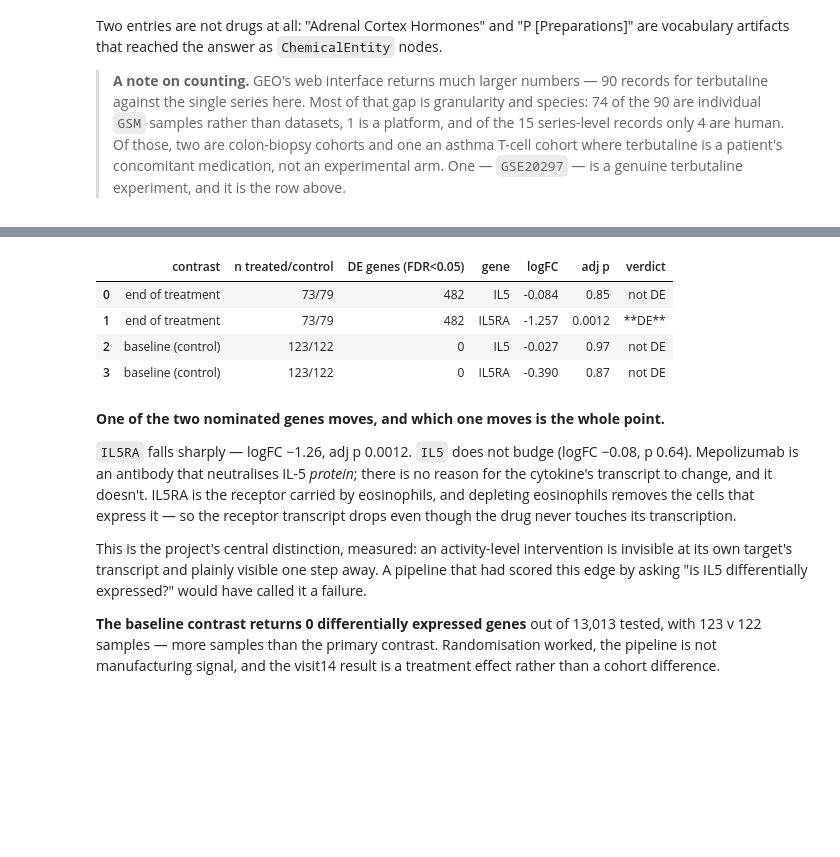
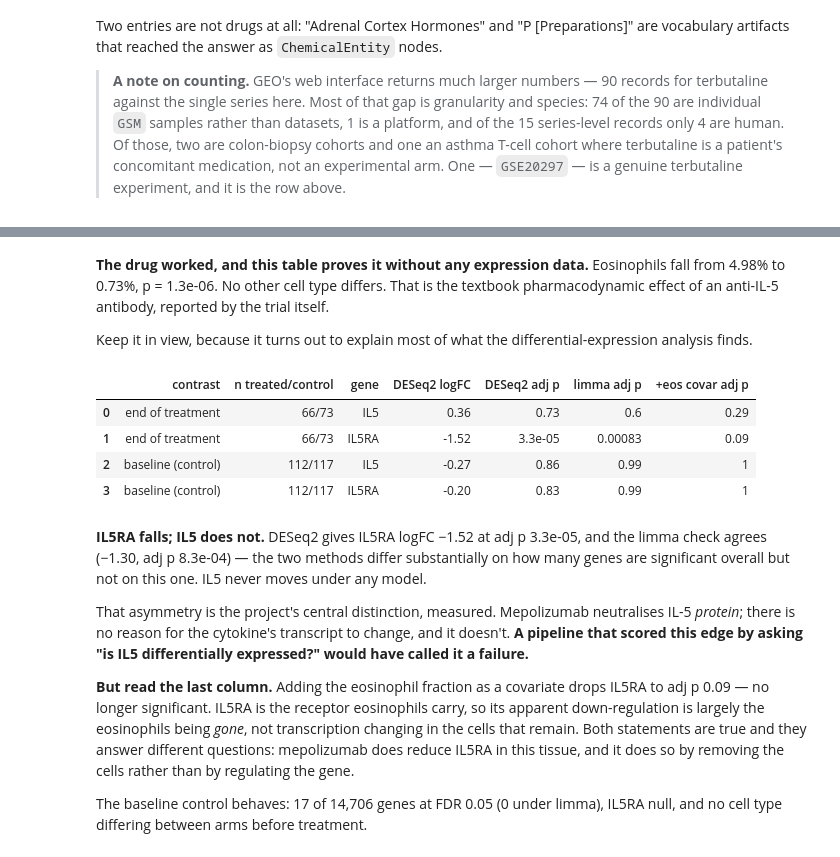
Before and after one commit to andrewsu/translator-nde, a Jupyter notebook: notebooks/asthma_translator_nde.ipynb, the cells around one changed output, grey strips where cells are left out. Cells and saved outputs as stored; diff of their text form; code cells hidden in the pictures; blank space fills up the shorter version.

```diff
--- a/notebooks/asthma_translator_nde.ipynb
+++ b/notebooks/asthma_translator_nde.ipynb
@@ -582,38 +598,46 @@ differentially expressed genes amount to?
+# %% [markdown]
+**The drug worked, and this table proves it without any expression data.** Eosinophils fall from
+4.98% to 0.73%, p = 1.3e-06. No other cell type differs. That is the textbook pharmacodynamic
+effect of an anti-IL-5 antibody, reported by the trial itself.
+
+Keep it in view, because it turns out to explain most of what the differential-expression analysis
+finds.
 # %%
-re_out = json.loads(Path("../results/gse292059_reanalysis.json").read_text())
 rows = []
 for visit, label in [("visit14", "end of treatment"), ("visit01", "baseline (control)")]:
     c = re_out["contrasts"][visit]
     for gene, r in c["translator_genes"].items():
+        adj = c["eos_adjusted"]["translator_genes"].get(gene) or {}
         rows.append({"contrast": label, "n treated/control": f"{c['n_treated']}/{c['n_control']}",
-                     "DE genes (FDR<0.05)": c["n_significant"],
                      "gene": gene,
-                     "logFC": None if r is None else round(r["logFC"], 3),
-                     "adj p": None if r is None else f"{r['adj_p']:.2g}",
-                     "verdict": "—" if r is None else
-                                ("**DE**" if r["adj_p"] < 0.05 else "not DE")})
+                     "DESeq2 logFC": None if r is None else round(r["logFC"], 2),
+                     "DESeq2 adj p": None if r is None else f"{r['adj_p']:.2g}",
+                     "limma adj p": None if r is None or r.get("limma_adj_p") is None
+                                    else f"{r['limma_adj_p']:.2g}",
+                     "+eos covar adj p": None if not adj else f"{adj['adj_p']:.2g}"})
 pd.DataFrame(rows)
 # %% [output]
-|  | contrast | n treated/control | DE genes (FDR<0.05) | gene | logFC | adj p | verdict |
-| 0 | end of treatment | 73/79 | 482 | IL5 | -0.084 | 0.85 | not DE |
-| 1 | end of treatment | 73/79 | 482 | IL5RA | -1.257 | 0.0012 | **DE** |
-| 2 | baseline (control) | 123/122 | 0 | IL5 | -0.027 | 0.97 | not DE |
-| 3 | baseline (control) | 123/122 | 0 | IL5RA | -0.390 | 0.87 | not DE |
+|  | contrast | n treated/control | gene | DESeq2 logFC | DESeq2 adj p | limma adj p | +eos covar adj p |
+| 0 | end of treatment | 66/73 | IL5 | 0.36 | 0.73 | 0.6 | 0.29 |
+| 1 | end of treatment | 66/73 | IL5RA | -1.52 | 3.3e-05 | 0.00083 | 0.09 |
+| 2 | baseline (control) | 112/117 | IL5 | -0.27 | 0.86 | 0.99 | 1 |
+| 3 | baseline (control) | 112/117 | IL5RA | -0.20 | 0.83 | 0.99 | 1 |
 # %% [markdown]
-**One of the two nominated genes moves, and which one moves is the whole point.**
+**IL5RA falls; IL5 does not.** DESeq2 gives IL5RA logFC −1.52 at adj p 3.3e-05, and the limma check
+agrees (−1.30, adj p 8.3e-04) — the two methods differ substantially on how many genes are
+significant overall but not on this one. IL5 never moves under any model.
 
-`IL5RA` falls sharply — logFC −1.26, adj p 0.0012. `IL5` does not budge (logFC −0.08, p 0.64).
-Mepolizumab is an antibody that neutralises IL-5 *protein*; there is no reason for the cytokine's
-transcript to change, and it doesn't. IL5RA is the receptor carried by eosinophils, and depleting
-eosinophils removes the cells that express it — so the receptor transcript drops even though the
-drug never touches its transcription.
+That asymmetry is the project's central distinction, measured. Mepolizumab neutralises IL-5
+*protein*; there is no reason for the cytokine's transcript to change, and it doesn't. **A pipeline
+that scored this edge by asking "is IL5 differentially expressed?" would have called it a failure.**
 
-This is the project's central distinction, measured: an activity-level intervention is invisible at
-its own target's transcript and plainly visible one step away. A pipeline that had scored this edge
-by asking "is IL5 differentially expressed?" would have called it a failure.
+**But read the last column.** Adding the eosinophil fraction as a covariate drops IL5RA to adj p
+0.09 — no longer significant. IL5RA is the receptor eosinophils carry, so its apparent
+down-regulation is largely the eosinophils being *gone*, not transcription changing in the cells
+that remain. Both statements are true and they answer different questions: mepolizumab does reduce
+IL5RA in this tissue, and it does so by removing the cells rather than by regulating the gene.
 
-**The baseline contrast returns 0 differentially expressed genes** out of 13,013 tested, with 123 v
-122 samples — more samples than the primary contrast. Randomisation worked, the pipeline is not
-manufacturing signal, and the visit14 result is a treatment effect rather than a cohort difference.
+The baseline control behaves: 17 of 14,706 genes at FDR 0.05 (0 under limma), IL5RA null, and no
+cell type differing between arms before treatment.
 # %%
 c = re_out["contrasts"]["visit14"]
```
Also changed, not shown: parts of 9 cells of this notebook, 4 other files.
